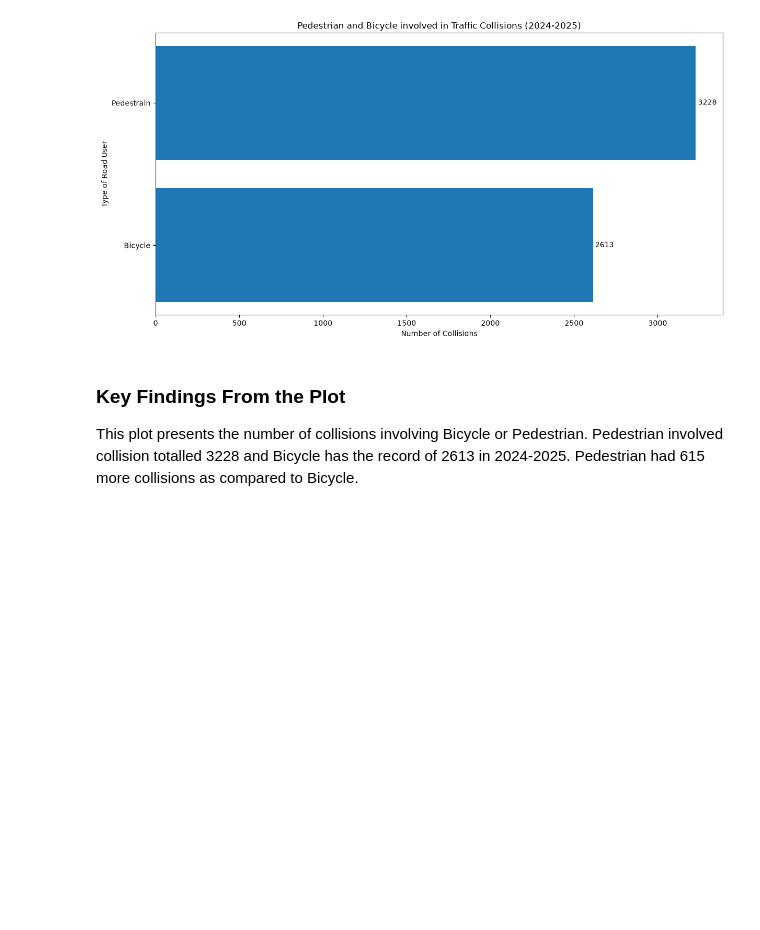
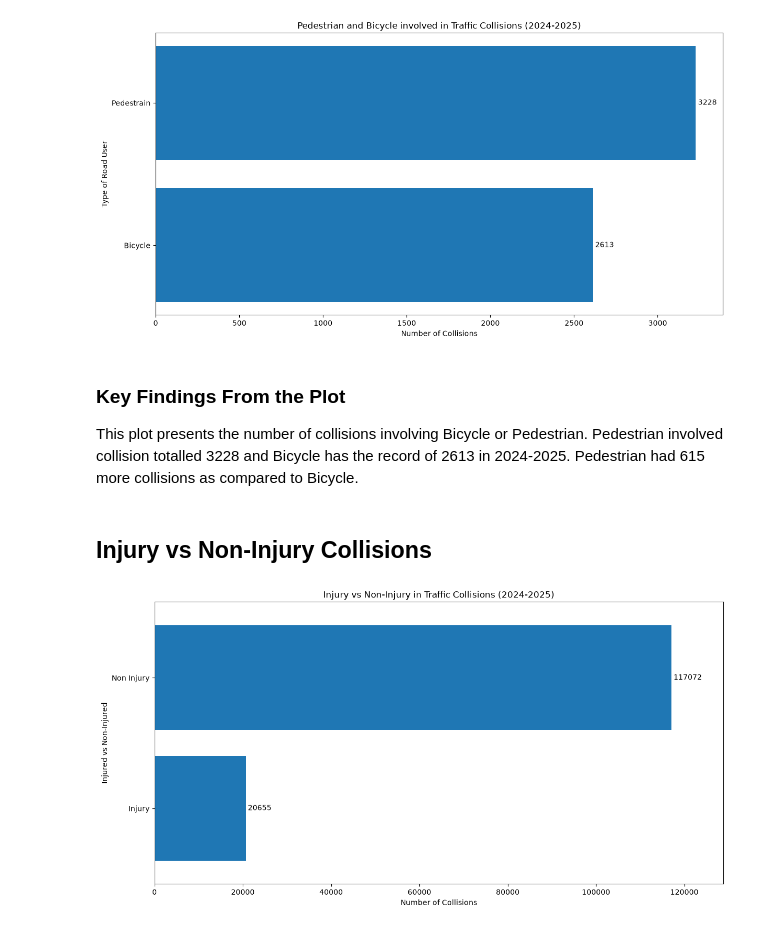
Before and after one commit to 2494-Gen-AI-CN/Achint_pal_singh---Pranav_Patel, a Jupyter notebook: geographic_report.ipynb, the cells around one changed output. Cells and saved outputs as stored; diff of their text form; code cells hidden in the pictures; blank space fills up the shorter version.

Commit message:
Completed Injury vs Non-Injury Section

```diff
--- a/geographic_report.ipynb
+++ b/geographic_report.ipynb
@@ -34,3 +34,9 @@ plot_pedestrian_and_bicycle_involved(df)
 ### Key Findings From the Plot
 
 This plot presents the number of collisions involving Bicycle or Pedestrian. Pedestrian involved collision totalled 3228 and Bicycle has the record of 2613 in 2024-2025. Pedestrian had 615 more collisions as compared to Bicycle.
+# %% [markdown]
+## Injury vs Non-Injury Collisions
+# %%
+plot_injury_and_non_injury(df)
+# %% [output]
+[figure, added]
```
Also changed, not shown: parts of 1 cell of this notebook.
